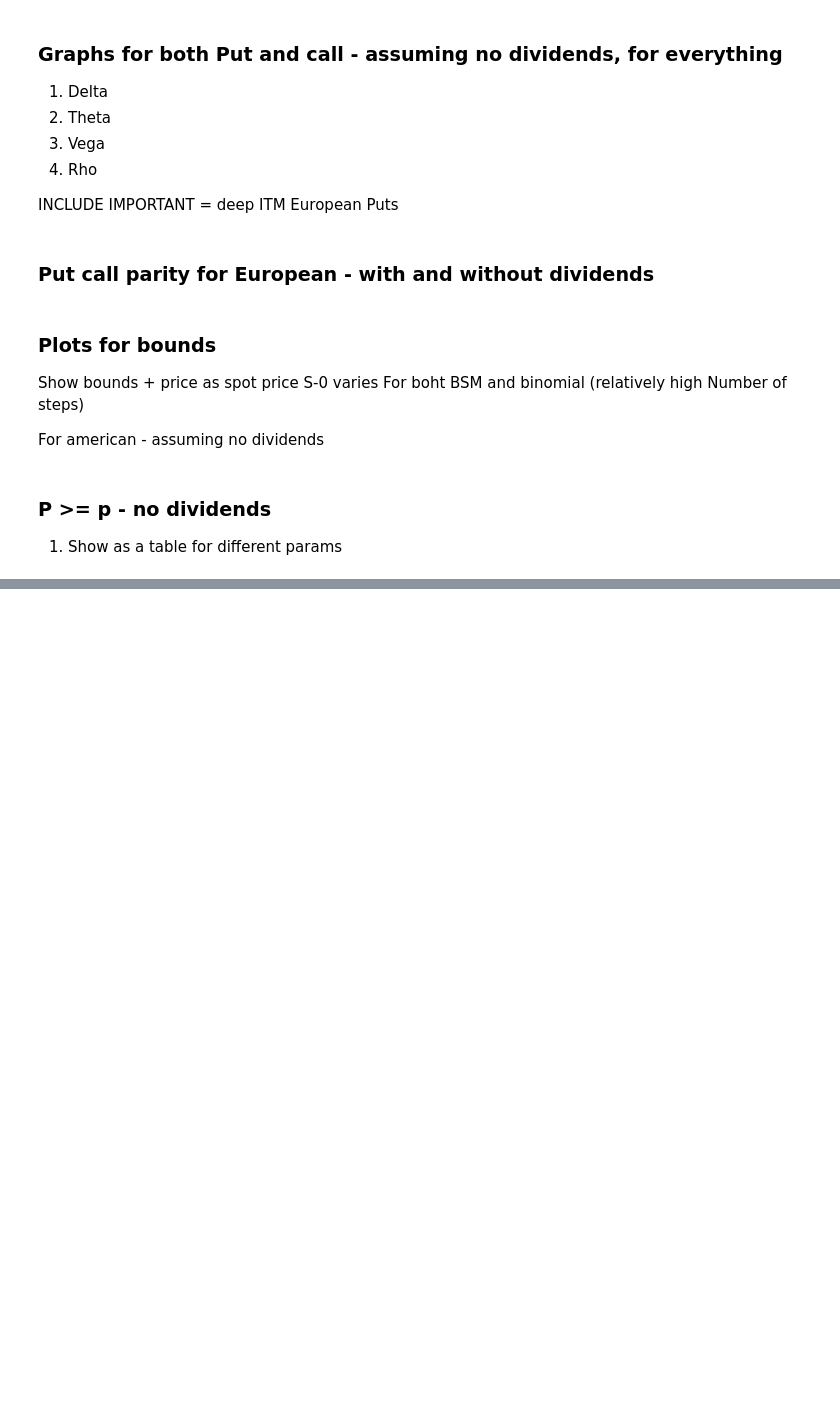
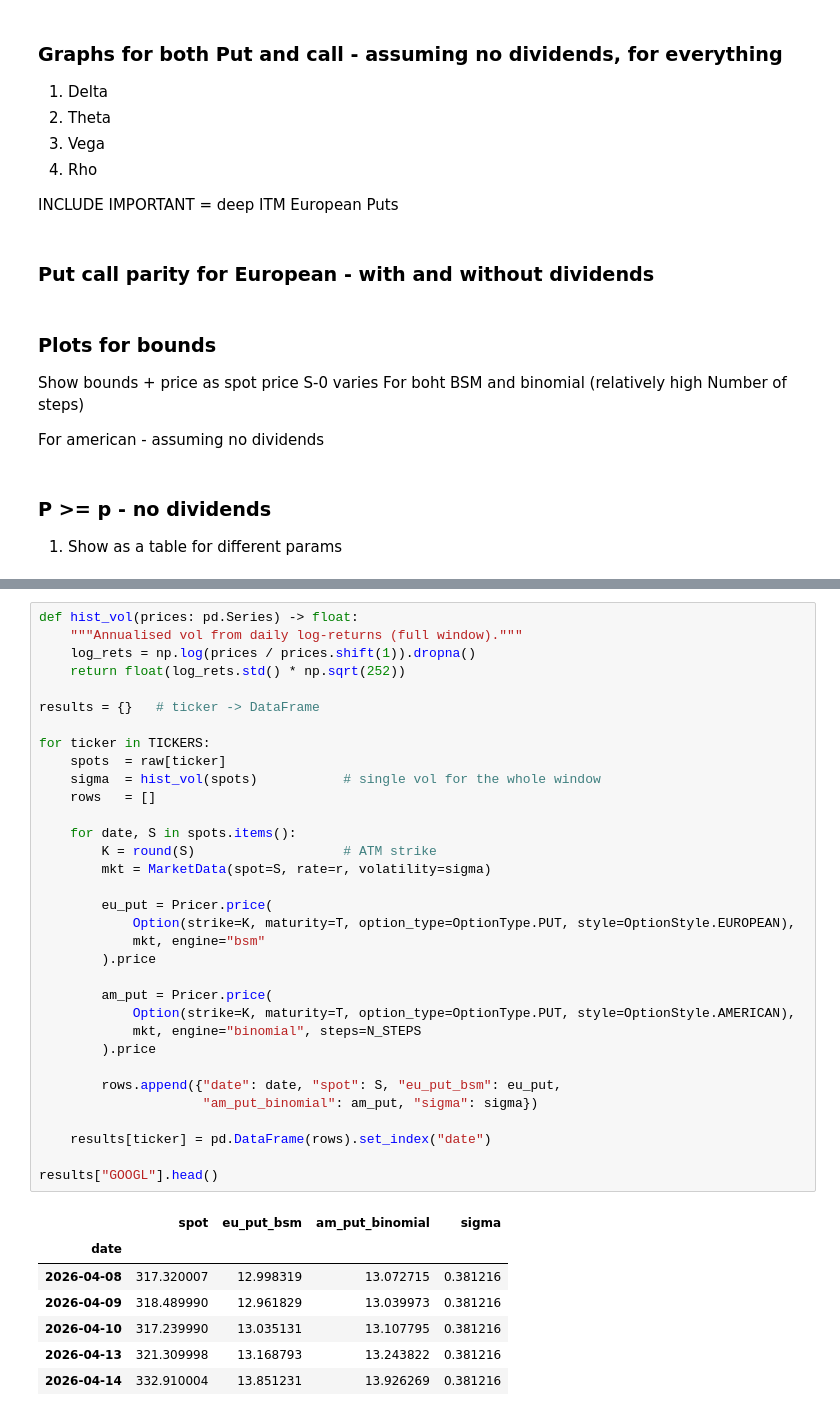
Before and after one commit to Sakii0912/Options_Pricing_Engine, a Jupyter notebook: notebooks/BSM_Binomial.ipynb, the cells around one changed output, grey strips where cells are left out. Cells and saved outputs as stored; diff of their text form; blank space fills up the shorter version.

```diff
--- a/notebooks/BSM_Binomial.ipynb
+++ b/notebooks/BSM_Binomial.ipynb
@@ -41,0 +77,41 @@ For american - assuming no dividends
+# %%
+def hist_vol(prices: pd.Series) -> float:
+    """Annualised vol from daily log-returns (full window)."""
+    log_rets = np.log(prices / prices.shift(1)).dropna()
+    return float(log_rets.std() * np.sqrt(252))
+
+results = {}   # ticker -> DataFrame
+
+for ticker in TICKERS:
+    spots  = raw[ticker]
+    sigma  = hist_vol(spots)           # single vol for the whole window
+    rows   = []
+
+    for date, S in spots.items():
+        K = round(S)                   # ATM strike
+        mkt = MarketData(spot=S, rate=r, volatility=sigma)
+
+        eu_put = Pricer.price(
+            Option(strike=K, maturity=T, option_type=OptionType.PUT, style=OptionStyle.EUROPEAN),
+            mkt, engine="bsm"
+        ).price
+
+        am_put = Pricer.price(
+            Option(strike=K, maturity=T, option_type=OptionType.PUT, style=OptionStyle.AMERICAN),
+            mkt, engine="binomial", steps=N_STEPS
+        ).price
+
+        rows.append({"date": date, "spot": S, "eu_put_bsm": eu_put,
+                     "am_put_binomial": am_put, "sigma": sigma})
+
+    results[ticker] = pd.DataFrame(rows).set_index("date")
+
+results["GOOGL"].head()
+# %% [output]
+|  | spot | eu_put_bsm | am_put_binomial | sigma |
+| date |  |  |  |  |
+| 2026-04-08 | 317.320007 | 12.998319 | 13.072715 | 0.381216 |
+| 2026-04-09 | 318.489990 | 12.961829 | 13.039973 | 0.381216 |
+| 2026-04-10 | 317.239990 | 13.035131 | 13.107795 | 0.381216 |
+| 2026-04-13 | 321.309998 | 13.168793 | 13.243822 | 0.381216 |
+| 2026-04-14 | 332.910004 | 13.851231 | 13.926269 | 0.381216 |
```
Also changed, not shown: parts of 4 cells of this notebook, 2 other files.
